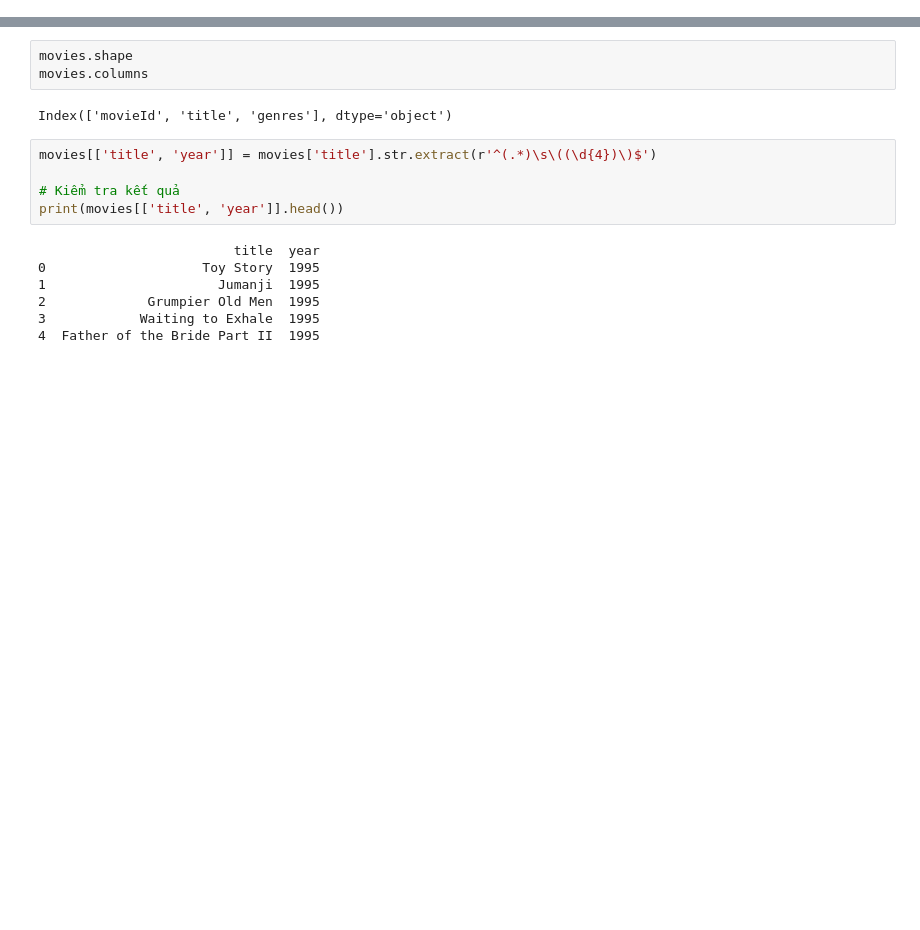
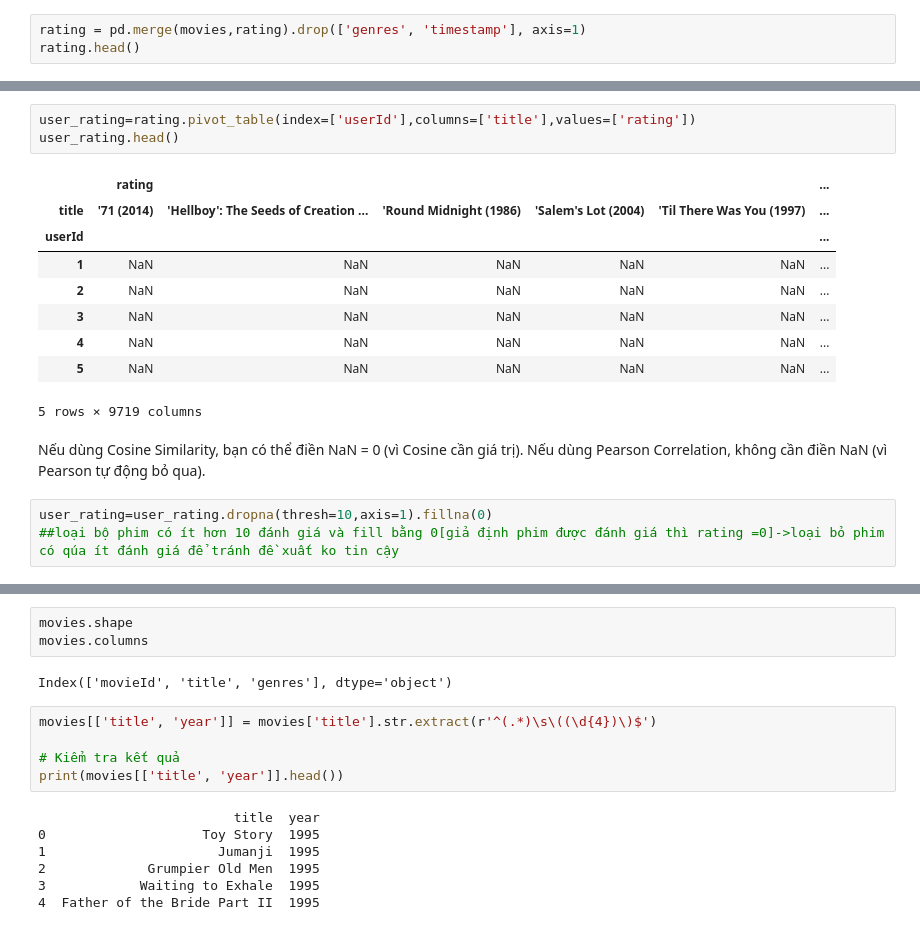
Before and after one commit to Chi-nguyenthiha/DoAn_63133022_NguyenThiHaChi_TTQL, a Jupyter notebook: dataclean.ipynb, the cells around one changed output, grey strips where cells are left out. Cells and saved outputs as stored; diff of their text form; blank space fills up the shorter version.

```diff
--- a/dataclean.ipynb
+++ b/dataclean.ipynb
@@ -26,0 +27,3 @@ movies.head()
+# %%
+rating = pd.merge(movies,rating).drop(['genres', 'timestamp'], axis=1)
+rating.head()
@@ -26,0 +53,19 @@ movies.head()
+# %%
+user_rating=rating.pivot_table(index=['userId'],columns=['title'],values=['rating'])
+user_rating.head()
+# %% [output]
+|  | rating |  |  |  |  | ... |
+| title | '71 (2014) | 'Hellboy': The Seeds of Creation ... | 'Round Midnight (1986) | 'Salem's Lot (2004) | 'Til There Was You (1997) | ... |
+| userId |  |  |  |  |  | ... |
+| 1 | NaN | NaN | NaN | NaN | NaN | ... |
+| 2 | NaN | NaN | NaN | NaN | NaN | ... |
+| 3 | NaN | NaN | NaN | NaN | NaN | ... |
+| 4 | NaN | NaN | NaN | NaN | NaN | ... |
+| 5 | NaN | NaN | NaN | NaN | NaN | ... |
+5 rows × 9719 columns
+# %% [markdown]
+Nếu dùng Cosine Similarity, bạn có thể điền NaN = 0 (vì Cosine cần giá trị).
+Nếu dùng Pearson Correlation, không cần điền NaN (vì Pearson tự động bỏ qua).
+# %%
+user_rating=user_rating.dropna(thresh=10,axis=1).fillna(0)
+##loại bộ phim có ít hơn 10 đánh giá và fill bằng 0[giả định phim được đánh giá thì rating =0]->loại bỏ phim có qúa ít đánh giá để tránh đề xuất ko tin cậy
```
Also changed, not shown: parts of 12 cells of this notebook, 2 other files.
